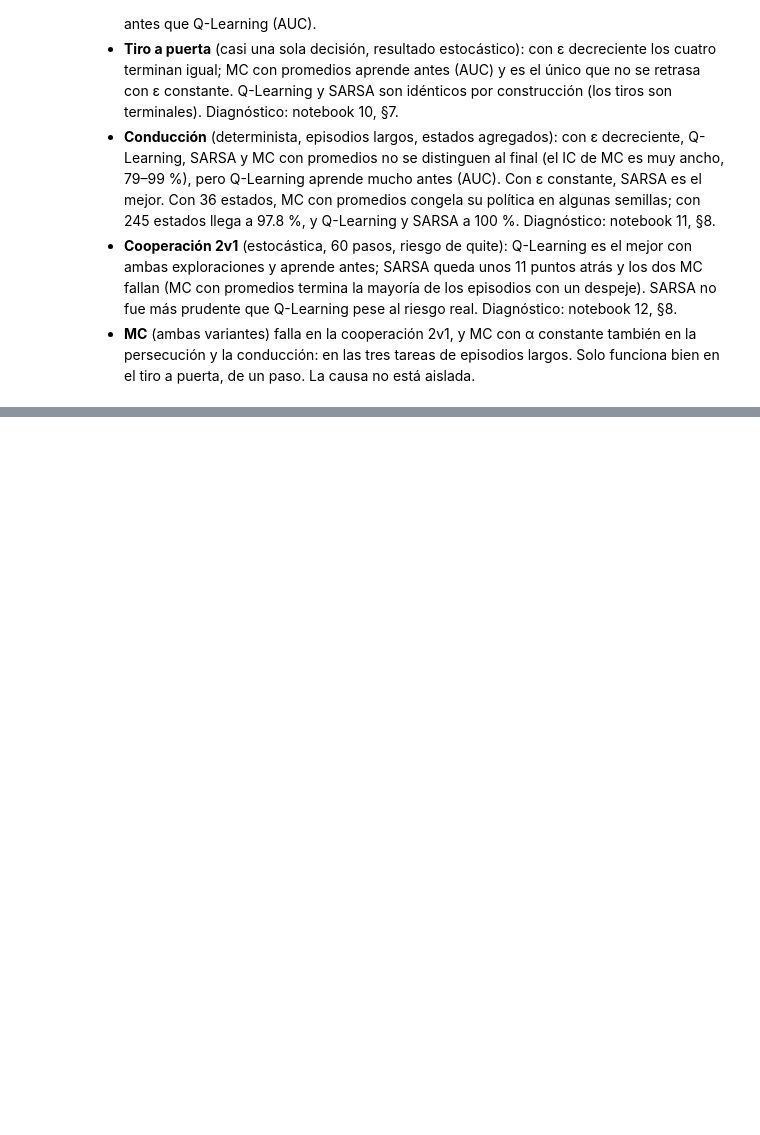
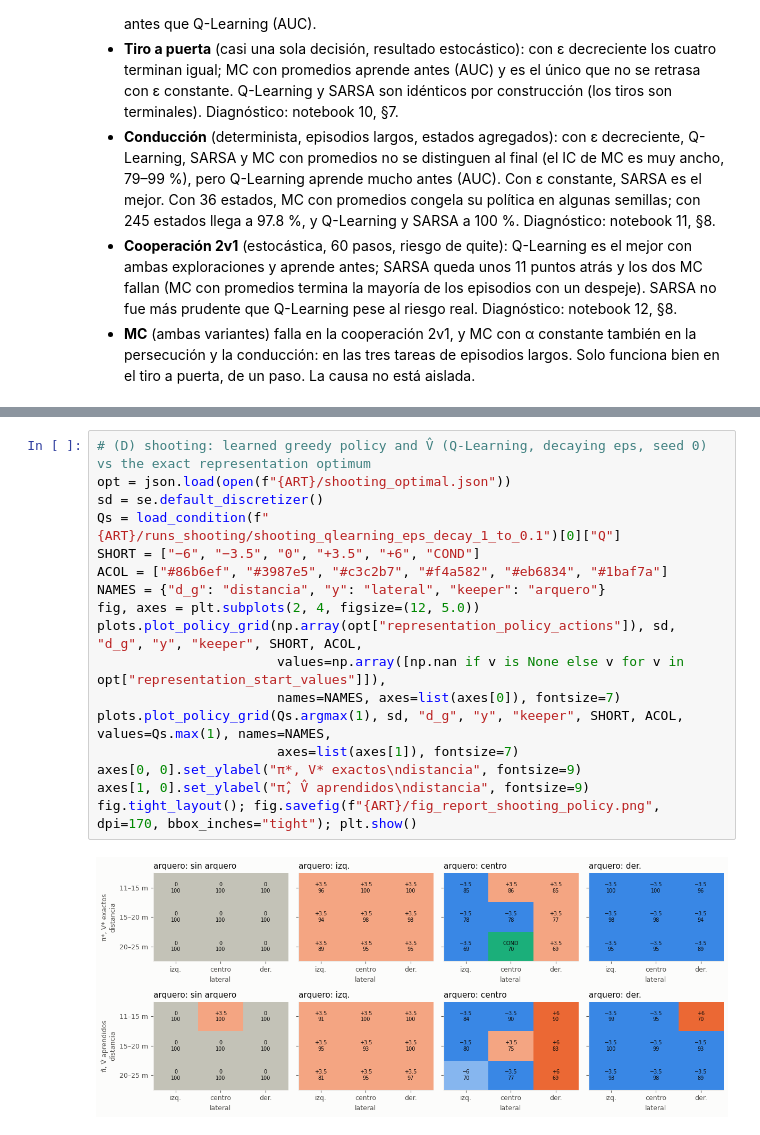
Before and after one commit to artrivas/RL-Project, a Jupyter notebook: notebooks/13_comparacion_algoritmos.ipynb, the cells around one changed output, grey strips where cells are left out. Saved outputs shown, nothing was run; the diff lists cells and outputs as text; blank space fills up the shorter version.

```diff
--- a/notebooks/13_comparacion_algoritmos.ipynb
+++ b/notebooks/13_comparacion_algoritmos.ipynb
@@ -127,0 +200,19 @@ display(Markdown(render("constant")))
+# %%
+# (D) shooting: learned greedy policy and V̂ (Q-Learning, decaying eps, seed 0) vs the exact representation optimum
+opt = json.load(open(f"{ART}/shooting_optimal.json"))
+sd = se.default_discretizer()
+Qs = load_condition(f"{ART}/runs_shooting/shooting_qlearning_eps_decay_1_to_0.1")[0]["Q"]
+SHORT = ["−6", "−3.5", "0", "+3.5", "+6", "COND"]
+ACOL = ["#86b6ef", "#3987e5", "#c3c2b7", "#f4a582", "#eb6834", "#1baf7a"]
+NAMES = {"d_g": "distancia", "y": "lateral", "keeper": "arquero"}
+fig, axes = plt.subplots(2, 4, figsize=(12, 5.0))
+plots.plot_policy_grid(np.array(opt["representation_policy_actions"]), sd, "d_g", "y", "keeper", SHORT, ACOL,
+                       values=np.array([np.nan if v is None else v for v in opt["representation_start_values"]]),
+                       names=NAMES, axes=list(axes[0]), fontsize=7)
+plots.plot_policy_grid(Qs.argmax(1), sd, "d_g", "y", "keeper", SHORT, ACOL, values=Qs.max(1), names=NAMES,
+                       axes=list(axes[1]), fontsize=7)
+axes[0, 0].set_ylabel("π*, V* exactos\ndistancia", fontsize=9)
+axes[1, 0].set_ylabel("π̂, V̂ aprendidos\ndistancia", fontsize=9)
+fig.tight_layout(); fig.savefig(f"{ART}/fig_report_shooting_policy.png", dpi=170, bbox_inches="tight"); plt.show()
+# %% [output]
+[figure, added]
```
Also changed, not shown: parts of 5 cells of this notebook, 8 other files.
